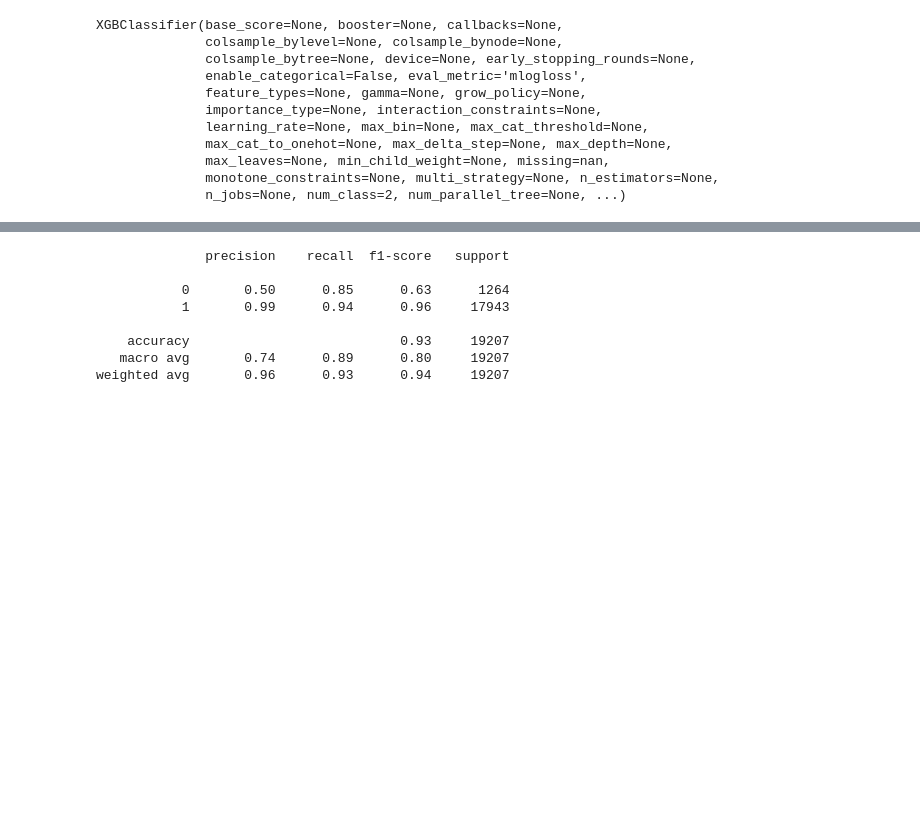
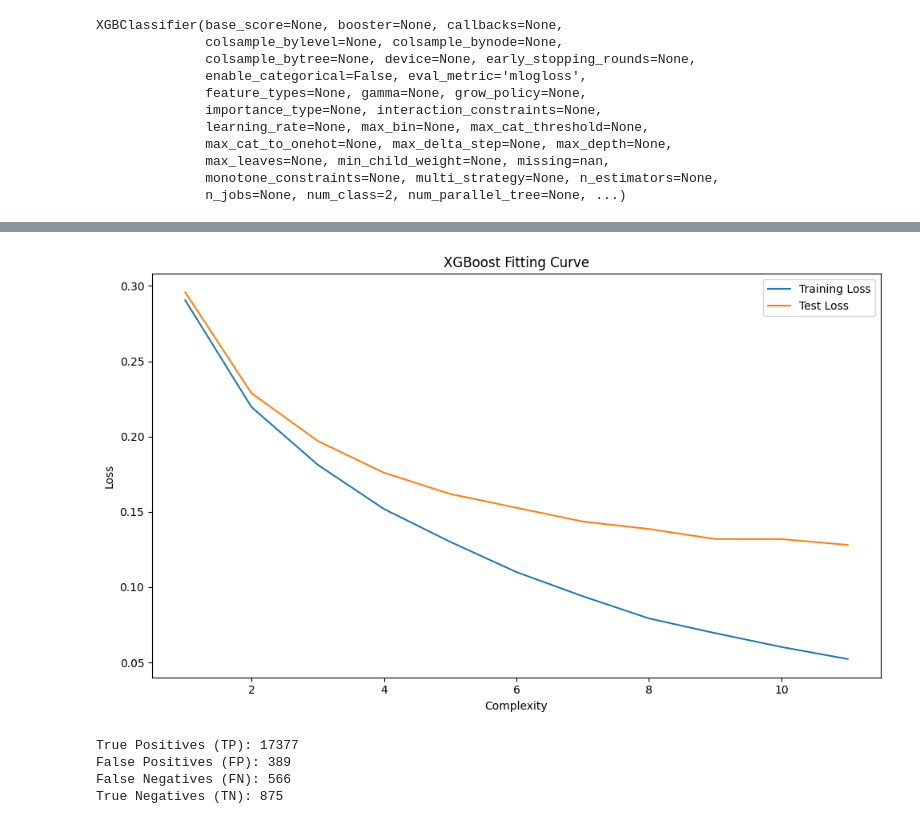
Before and after one commit to EddieJ03/Amazon-Reviews-Project, a Jupyter notebook: DataCleaning.ipynb, the cells around one changed output, grey strips where cells are left out. Saved outputs shown, nothing was run; the diff lists cells and outputs as text; code cells hidden in the pictures; blank space fills up the shorter version.

```diff
--- a/DataCleaning.ipynb
+++ b/DataCleaning.ipynb
@@ -439,17 +456,54 @@ weighted avg       0.95      0.94      0.95     19207
-# %%
-# Train logistic regression again using TF-IDF and SMOTE
-
-log_reg = LogisticRegression(random_state=42, max_iter=1000)
-
-log_reg.fit(X_train_balanced, y_train_balanced)
-
-print(classification_report(y_test, log_reg.predict(X_test)))
-# %% [output]
-              precision    recall  f1-score   support
-
-           0       0.50      0.85      0.63      1264
-           1       0.99      0.94      0.96     17943
-
-    accuracy                           0.93     19207
-   macro avg       0.74      0.89      0.80     19207
-weighted avg       0.96      0.93      0.94     19207
+# %%
+import matplotlib.pyplot as plt
+
+# Fitting Curve
+max_depth_values = range(1, 12)  # From 1 (simple) to 12 (complex)
+train_errors = []
+test_errors = []
+
+for max_depth in max_depth_values:
+    xgb = XGBClassifier(
+        objective='multi:softmax',
+        num_class=len(set(y_train_balanced)),
+        eval_metric='mlogloss',
+        max_depth=max_depth
+    )
+
+    xgb.fit(X_train_balanced, y_train_balanced)
+
+    train_probs = xgb.predict_proba(X_train)
+    test_probs = xgb.predict_proba(X_test)
+
+    train_loss = log_loss(y_train, train_probs)
+    test_loss = log_loss(y_test, test_probs)
+
+    train_errors.append(train_loss)
+    test_errors.append(test_loss)
+# %%
+# Plot the learning curve
+
+plt.figure(figsize=(10, 6))
+plt.plot(max_depth_values, train_errors, label='Training Loss')
+plt.plot(max_depth_values, test_errors, label='Test Loss')
+plt.xlabel('Complexity')
+plt.ylabel('Loss')
+plt.title('XGBoost Fitting Curve')
+plt.legend()
+plt.tight_layout()
+plt.show()
+# %% [output]
+[figure, added]
+# %%
+from sklearn.metrics import confusion_matrix
+
+tn, fp, fn, tp = confusion_matrix(y_test, xgb.predict(X_test)).ravel()
+
+print(f"True Positives (TP): {tp}")
+print(f"False Positives (FP): {fp}")
+print(f"False Negatives (FN): {fn}")
+print(f"True Negatives (TN): {tn}")
+# %% [output]
+True Positives (TP): 17377
+False Positives (FP): 389
+False Negatives (FN): 566
+True Negatives (TN): 875
```
Also changed, not shown: parts of 17 cells of this notebook, 1 other file.
